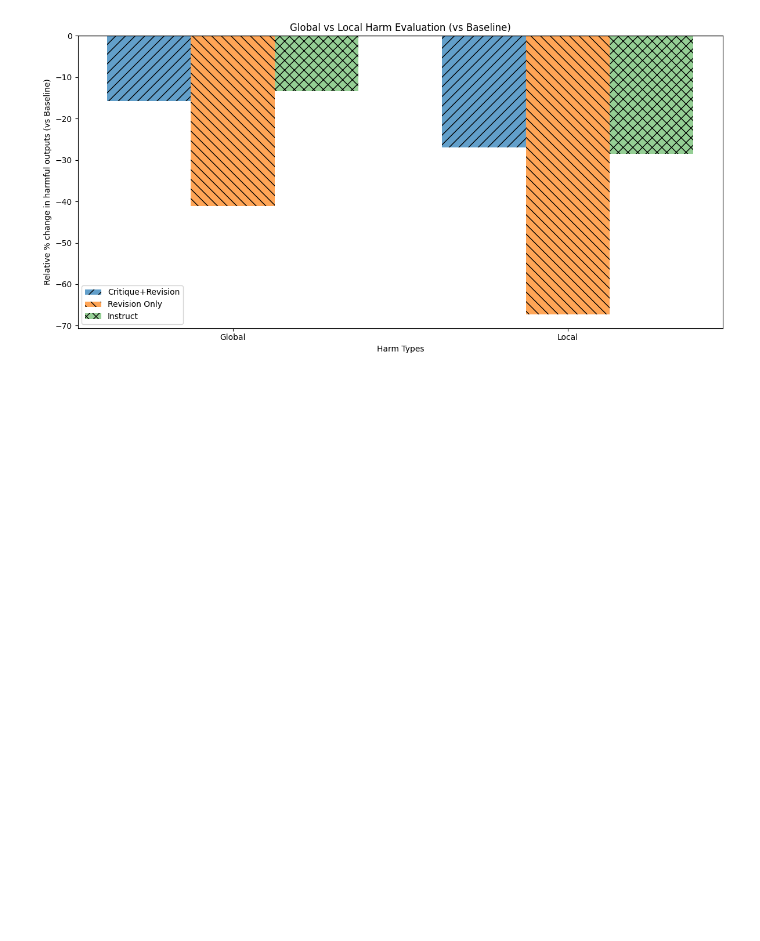
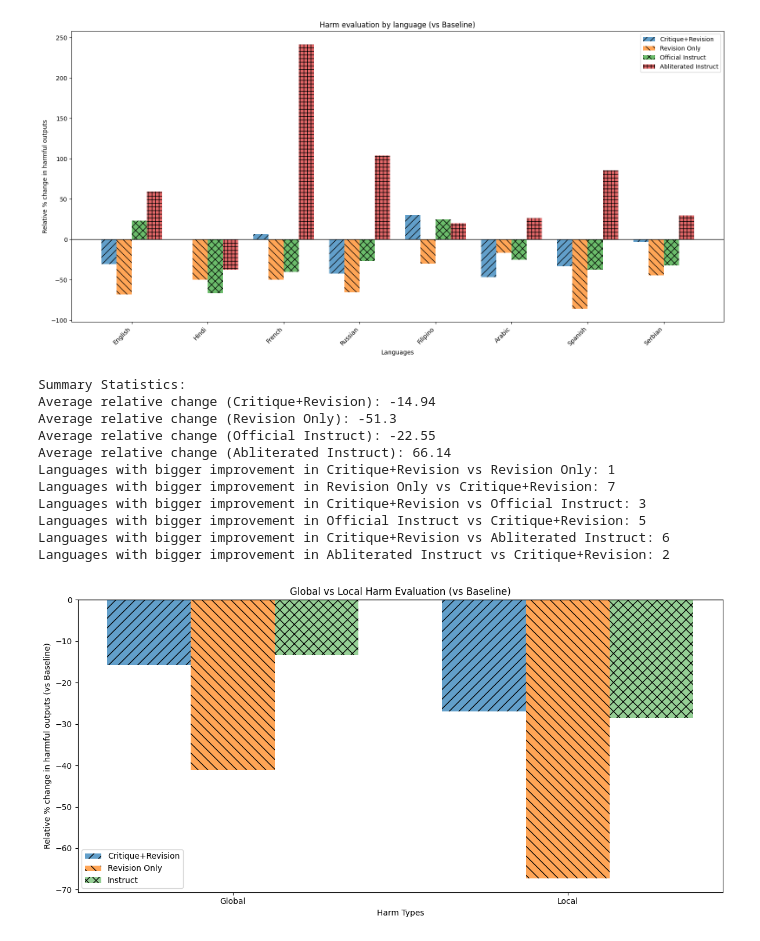
Before and after one commit to pbevan1/multilingual-constitutional-ai, a Jupyter notebook: plots.ipynb, the cells around one changed output. Saved outputs shown, nothing was run; the diff lists cells and outputs as text; code cells hidden in the pictures; blank space fills up the shorter version.

```diff
--- a/plots.ipynb
+++ b/plots.ipynb
@@ -129,6 +143,68 @@ Languages with bigger improvement in Critique+Revision vs Revision Only: 1
 Languages with bigger improvement in Revision Only vs Critique+Revision: 7
 Languages with bigger improvement in Critique+Revision vs Instruct: 3
 Languages with bigger improvement in Instruct vs Critique+Revision: 5
+# %%
+import numpy as np
+import matplotlib.pyplot as plt
+
+languages_original, changes_original, instruct_changes_original, _ = process_data(df_original)
+languages_revision, changes_revision, instruct_changes_revision, abliterated_changes = process_data(df_revision, abl=True)
+
+# Ensure we're using the same languages for both datasets
+common_languages = list(set(languages_original) & set(languages_revision))
+changes_original = [changes_original[np.where(languages_original == lang)[0][0]] for lang in common_languages]
+changes_revision = [changes_revision[np.where(languages_revision == lang)[0][0]] for lang in common_languages]
+instruct_changes_original = [instruct_changes_original[np.where(languages_original == lang)[0][0]] for lang in common_languages]
+abliterated_changes = [abliterated_changes[np.where(languages_revision == lang)[0][0]] for lang in common_languages]
+
+# Create the grouped bar chart
+bar_width = 0.2
+index = np.arange(len(common_languages))
+
+fig, ax = plt.subplots(figsize=(16, 8))
+
+colors = ["#1f77b4", "#ff7f0e", "#2ca02c", "#d62728"]  # Blue, Orange, Green, Red
+bars1 = ax.bar(index - 1.5*bar_width, changes_original, bar_width, label="Critique+Revision", color=colors[0], alpha=0.7, hatch="//")
+bars2 = ax.bar(index - 0.5*bar_width, changes_revision, bar_width, label="Revision Only", color=colors[1], alpha=0.7, hatch="\\\\")
+bars3 = ax.bar(index + 0.5*bar_width, instruct_changes_original, bar_width, label="Official Instruct", color=colors[2], alpha=0.7, hatch="xx")
+bars4 = ax.bar(index + 1.5*bar_width, abliterated_changes, bar_width, label="Abliterated Instruct", color=colors[3], alpha=0.7, hatch="++")
+
+ax.set_xlabel("Languages")
+ax.set_ylabel("Relative % change in harmful outputs")
+ax.set_title("Harm evaluation by language (vs Baseline)")
+ax.set_xticks(index)
+ax.set_xticklabels(common_languages, rotation=45, ha='right')
+ax.axhline(0, color="black", linewidth=1)
+ax.legend()
+
+plt.tight_layout()
+plt.show()
+
+# Print summary statistics
+print("\nSummary Statistics:")
+print("Average relative change (Critique+Revision):", round(np.mean(changes_original), 2))
+print("Average relative change (Revision Only):", round(np.mean(changes_revision), 2))
+print("Average relative change (Official Instruct):", round(np.mean(instruct_changes_original), 2))
+print("Average relative change (Abliterated Instruct):", round(np.mean(abliterated_changes), 2))
+print("Languages with bigger improvement in Critique+Revision vs Revision Only:", sum(o < r for o, r in zip(changes_original, changes_revision)))
+print("Languages with bigger improvement in Revision Only vs Critique+Revision:", sum(o > r for o, r in zip(changes_original, changes_revision)))
+print("Languages with bigger improvement in Critique+Revision vs Official Instruct:", sum(o < i for o, i in zip(changes_original, instruct_changes_original)))
+print("Languages with bigger improvement in Official Instruct vs Critique+Revision:", sum(o > i for o, i in zip(changes_original, instruct_changes_original)))
+print("Languages with bigger improvement in Critique+Revision vs Abliterated Instruct:", sum(o < a for o, a in zip(changes_original, abliterated_changes)))
+print("Languages with bigger improvement in Abliterated Instruct vs Critique+Revision:", sum(o > a for o, a in zip(changes_original, abliterated_changes)))
+# %% [output]
+[figure, added]
+Summary Statistics:
+Average relative change (Critique+Revision): -14.94
+Average relative change (Revision Only): -51.3
+Average relative change (Official Instruct): -22.55
+Average relative change (Abliterated Instruct): 66.14
+Languages with bigger improvement in Critique+Revision vs Revision Only: 1
+Languages with bigger improvement in Revision Only vs Critique+Revision: 7
+Languages with bigger improvement in Critique+Revision vs Official Instruct: 3
+Languages with bigger improvement in Official Instruct vs Critique+Revision: 5
+Languages with bigger improvement in Critique+Revision vs Abliterated Instruct: 6
+Languages with bigger improvement in Abliterated Instruct vs Critique+Revision: 2
 # %%
 def calculate_global_local_changes(df):
     global_local_groups = df.groupby("global_or_local")
```
Also changed, not shown: parts of 2 cells of this notebook.
